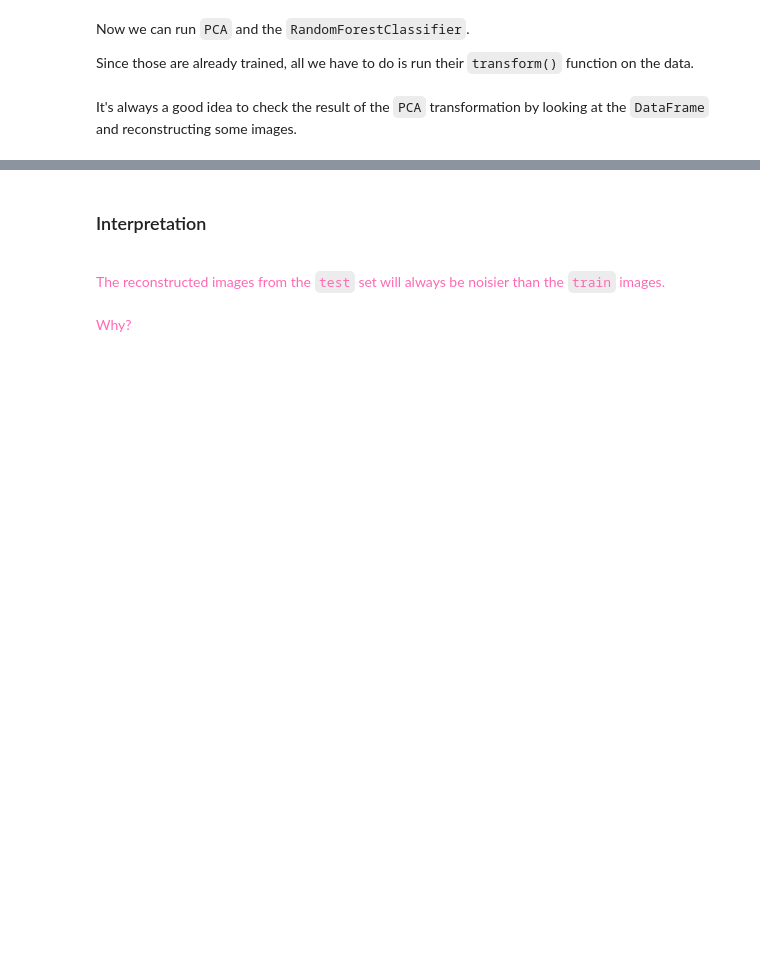
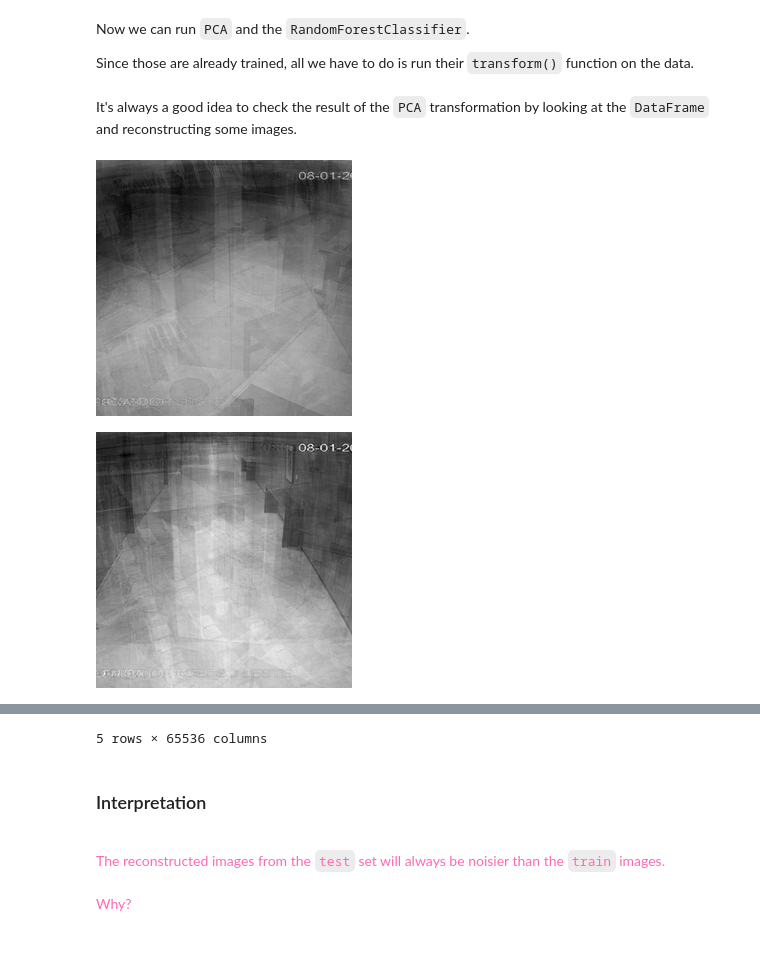
Before and after one commit to chuik633-PSAM5020/Homework09, a Jupyter notebook: Homework09.ipynb, the cells around one changed output, grey strips where cells are left out. Cells and saved outputs as stored; diff of their text form; code cells hidden in the pictures; blank space fills up the shorter version.

```diff
--- a/Homework09.ipynb
+++ b/Homework09.ipynb
@@ -204,9 +204,16 @@ Since those are already trained, all we have to do is run their `transform()` fu
 # %%
 # TODO: run PCA on test pixels, get DataFrame
 #       this is the same PCA that was created above, not a new one
+test_dim_red_data = pca.transform(test_pixel_data)
 # %% [markdown]
 It's always a good idea to check the result of the `PCA` transformation by looking at the `DataFrame` and reconstructing some images.
 # %%
 # TODO: reconstruct one or two images
-
+pixels_test2 = pca.inverse_transform(test_dim_red_data)
+display(make_image(pixels_test2.iloc[0], width = 256))
+display(make_image(pixels_test2.iloc[3], width = 256))
 # TODO: take a look at the first 5 rows
+pixels_test2[:5]
+# %% [output]
+[figure, added]
+[figure, added]
@@ -213,3 +226,4 @@ It's always a good idea to check the result of the `PCA` transformation by looki
+5 rows × 65536 columns
 # %% [markdown]
 ### Interpretation
 
```
Also changed, not shown: parts of 6 cells of this notebook.
